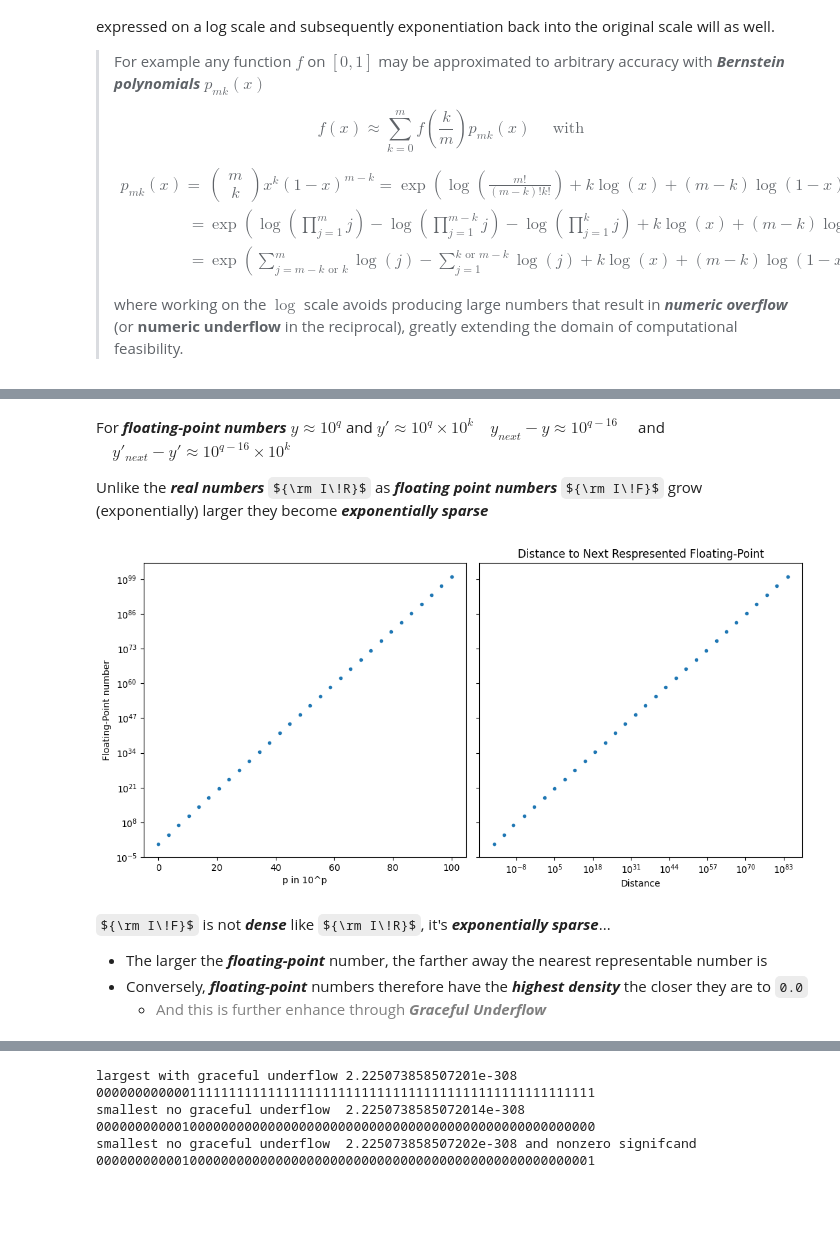
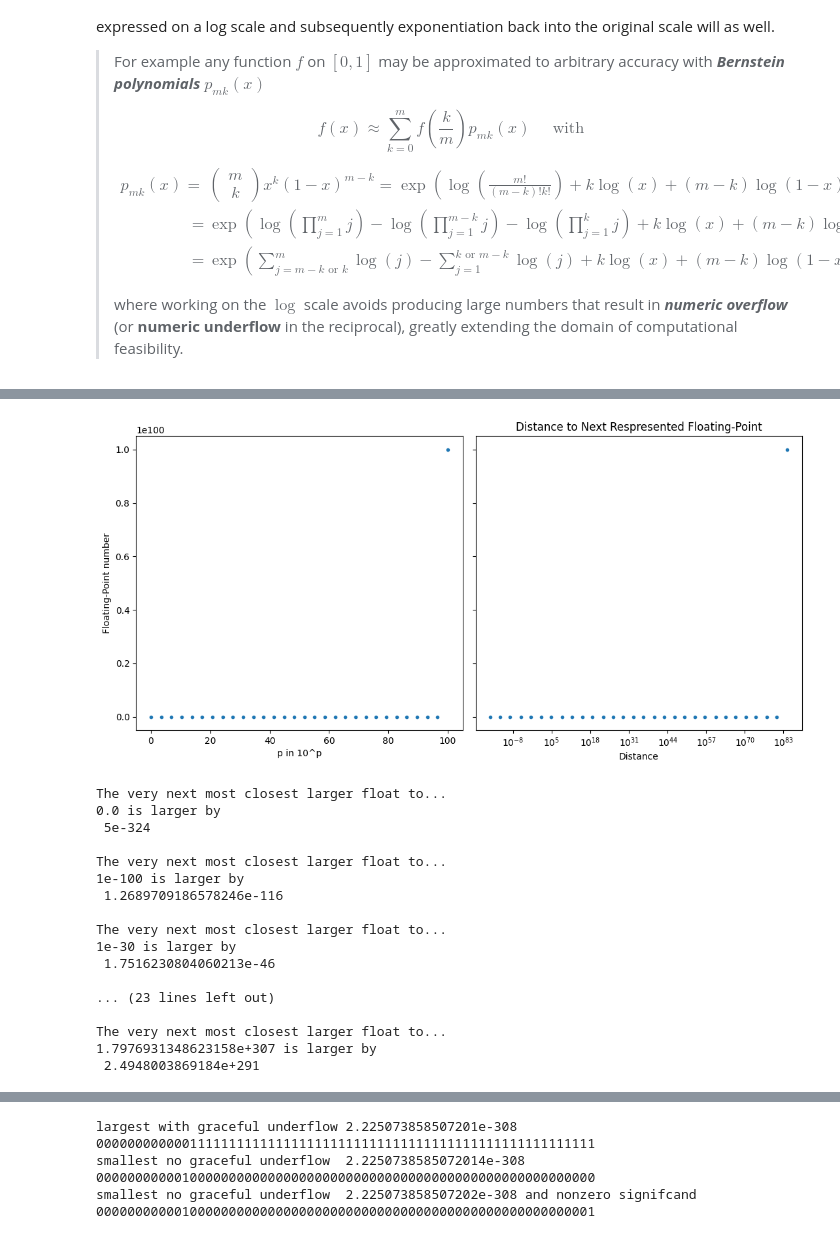
Before and after one commit to pointOfive/STA410_tenfouroverandout, a Jupyter notebook: STA410_Week5_Pre_Lecture_Reading_Etc.ipynb, the cells around one changed output, grey strips where cells are left out. Saved outputs shown, nothing was run; the diff lists cells and outputs as text; code cells hidden in the pictures; some formulas as TeX source; blank space fills up the shorter version.

```diff
--- a/STA410_Week5_Pre_Lecture_Reading_Etc.ipynb
+++ b/STA410_Week5_Pre_Lecture_Reading_Etc.ipynb
@@ -557,3 +557,15 @@ p_{mk}(x) = {} & \left(\begin{array}{c}m\\k\end{array}\right) x^k (1-x)^{m-k} =
 \end{align*}$$
 >
 > where working on the $\log$ scale avoids producing large numbers that result in ***numeric overflow*** (or **numeric underflow** in the reciprocal), greatly extending the domain of computational feasibility.
+# %%
+# Part of the trick above is to just cancel where you can first
+# - and we can see that working in the Metropolis-Hastings below
+# - but summing on log scales is still going to provide accuracy
+#   for the reasons we'll next discuss after this example
+
+# Metropolis-Hastings requires the ratio of likelihoods
+n = 1000
+x = stats.norm().rvs(n)
+
+proposal,current = 1,0
+stats.norm(loc=proposal).pdf(x).prod()/stats.norm(loc=current).pdf(x).prod()
@@ -593,33 +626,41 @@ $u = y_{next} - y \approx 10^{q-16}$<br>$\big[$in base $10$ representation, wher
-# %% [markdown]
-
-For ***floating-point numbers*** $y \approx 10^q$ and $y' \approx 10^{q}\times10^k \quad y_{next}-y\approx 10^{q-16}\quad$ and $\quad y'_{next}-y'\approx 10^{q-16}\times 10^k$
-
-Unlike the ***real numbers*** ${\rm I\!R}$ as ***floating point numbers*** ${\rm I\!F}$ grow (exponentially) larger they become ***exponentially sparse***
-# %%
-# demonstrated using `np.spacing` "the distance between x and the nearest adjacent number" (and below with `np.nextafter` "the next floating-point value after x1 towards x2, element-wise")
-n,p = 30, 100; grid = np.logspace(start=0, stop=p, num=n, base=10.0); fig, ax = plt.subplots(nrows=1, ncols=2, sharey='row', figsize=(11,5.5)); ax[0].plot(np.log10(grid), grid, '.'); ax[0].set_yscale('log'); ax[0].set_ylabel('Floating-Point number'); ax[0].set_xlabel('p in 10^p'); ax[1].plot(np.spacing(grid), grid, '.'); ax[1].set_xlabel('Distance'); ax[1].set_title('Distance to Next Respresented Floating-Point'); ax[1].set_xscale('log'); ax[1].set_yscale('log'); plt.tight_layout() # # np.logspace? # http://jonathansoma.com/lede/data-studio/classes/small-multiples/long-explanation-of-using-plt-subplots-to-create-small-multiples/ #fig.yscale('log')# https://stackoverflow.com/questions/773814/plot-logarithmic-axes-with-matplotlib-in-python # https://matplotlib.org/stable/tutorials/introductory/pyplot.html#logarithmic-and-other-nonlinear-axes # https://numpy.org/doc/stable/reference/generated/numpy.spacing.html#numpy.spacing
-# %% [output]
-[figure, removed]
+# %%
+# Exponentially sparse numbers are so far away you can't even visualize them
+n,p = 30, 100; grid = np.logspace(start=0, stop=p, num=n, base=10.0)
+fig, ax = plt.subplots(nrows=1, ncols=2, sharey='row', figsize=(11,5.5))
+ax[0].plot(np.log10(grid), grid, '.')
+# ax[0].set_yscale('log')  # http://jonathansoma.com/lede/data-studio/classes/small-multiples/long-explanation-of-using-plt-subplots-to-create-small-multiples/ #fig.yscale('log')# https://stackoverflow.com/questions/773814/plot-logarithmic-axes-with-matplotlib-in-python # https://matplotlib.org/stable/tutorials/introductory/pyplot.html#logarithmic-and-other-nonlinear-axes
+ax[0].set_ylabel('Floating-Point number')
+ax[0].set_xlabel('p in 10^p')
+ax[1].plot(np.spacing(grid), grid, '.')  # https://numpy.org/doc/stable/reference/generated/numpy.spacing.html#numpy.spacing
+ax[1].set_xlabel('Distance')
+ax[1].set_title('Distance to Next Respresented Floating-Point')
+ax[1].set_xscale('log');
+plt.tight_layout()
+# %% [output]
+[figure, added]
 # %%
 # https://numpy.org/doc/stable/reference/generated/numpy.nextafter.html#numpy.nextafter
 # np.nextafter: "Return the next floating-point value after x1 towards x2, element-wise"
-starting_float = 0.
-#starting_float = 1e-100
-#starting_float = 1e-30
-#starting_float = 1.
-#starting_float = 10.
-#starting_float = 1e+10
-#starting_float = 1e+20
-#starting_float = 1e+30
-#starting_float = 1e+100
-#starting_float = 1.7976931348623157e+307
-distance_to_next_float = np.nextafter(starting_float, np.inf) - starting_float
-"next float from", starting_float, "is", distance_to_next_float, "away"
+for starting_float in [0., 1e-100, 1e-30, 1., 10., 1e+10, 1e+20, 1e+30, 1e+100, 1.7976931348623157e+307]:
+    print("The very next most closest larger float to...")
+    distance_to_next_float = np.nextafter(starting_float, np.inf) - starting_float
+    print(starting_float, "is larger by\n", distance_to_next_float, "\n")
+# %% [output]
+The very next most closest larger float to...
+0.0 is larger by
+ 5e-324
+
+The very next most closest larger float to...
+1e-100 is larger by
+ 1.2689709186578246e-116
+
+The very next most closest larger float to...
+1e-30 is larger by
+ 1.7516230804060213e-46
+
+... (23 lines left out)
+
+The very next most closest larger float to...
+1.7976931348623158e+307 is larger by
+ 2.4948003869184e+291
-# %% [markdown]
-
-${\rm I\!F}$ is not ***dense*** like ${\rm I\!R}$, it's ***exponentially sparse***...
-
-- The larger the ***floating-point*** number, the farther away the nearest representable number is
-- Conversely, ***floating-point*** numbers therefore have the ***highest density*** the closer they are to `0.0`
-    - <font style="color:gray">And this is further enhance through ***Graceful Underflow***</font>
 # %%
```
Also changed, not shown: parts of 21 cells of this notebook.
